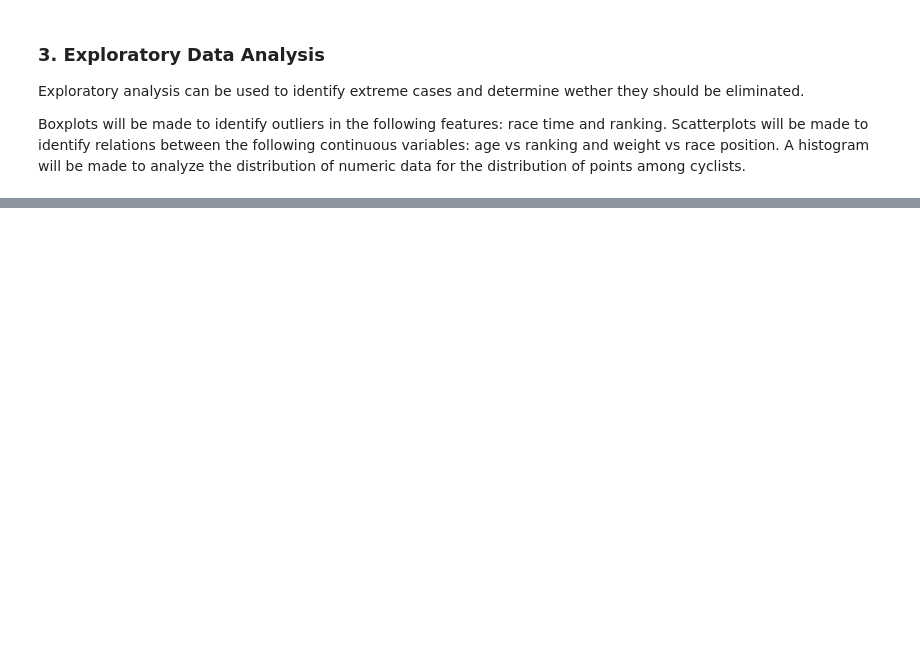
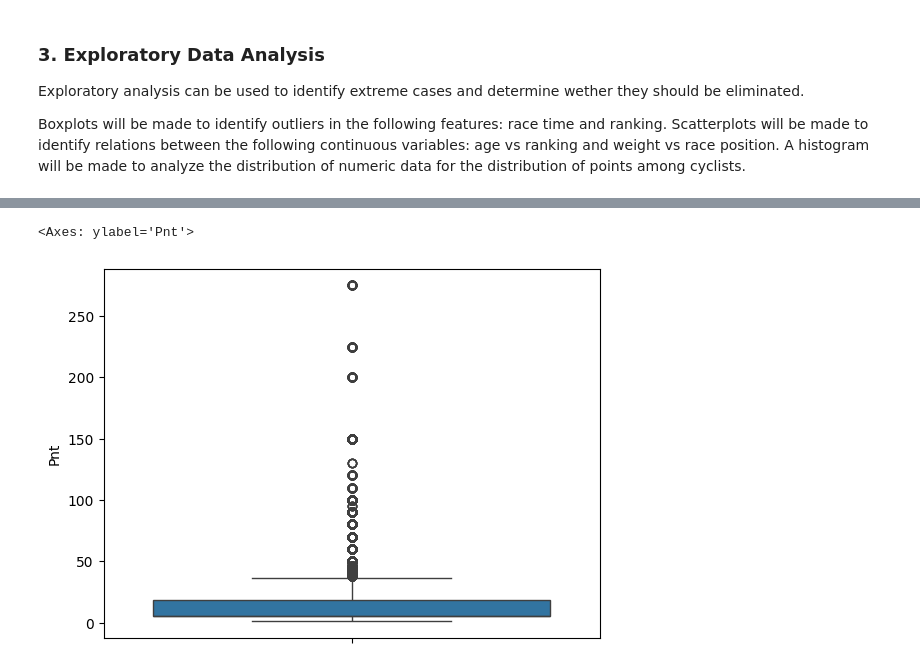
Before and after one commit to thmaz/DatSci_PI7-1, a Jupyter notebook: main.ipynb, the cells around one changed output, grey strips where cells are left out. Saved outputs shown, nothing was run; the diff lists cells and outputs as text; code cells hidden in the pictures; blank space fills up the shorter version.

```diff
--- a/main.ipynb
+++ b/main.ipynb
@@ -151,12 +151,11 @@ conn = lite.connect('cycling_big.db')
 riders_df = pd.read_sql_query('SELECT * FROM riders;', conn)
 races_df = pd.read_sql_query('SELECT * FROM race_results', conn)
 
-# Let's combine the tables for our sanity sake, so we can use variables from the two tables for analysis
+# Combine the tables so we can use variables from the two tables for analysis
 # We attach rider information to races table, so that every entry in the races will have additional information on the rider
 # rider_id is the key connecting the tables
-df = riders_df.set_index('rider_id').join(races_df.set_index('rider_id'))
+df = races_df.set_index('rider_id').join(riders_df.set_index('rider_id'))
 
 conn.close()
-df.describe(include='all')
-df.head(5)
+df.head(3)
 # %% [output]
@@ -200,0 +188,5 @@ plt.show()
+# %%
+sns.boxplot(data=df['Pnt'])
+# %% [output]
+<Axes: ylabel='Pnt'>
+[figure, added]
```
Also changed, not shown: parts of 8 cells of this notebook.
